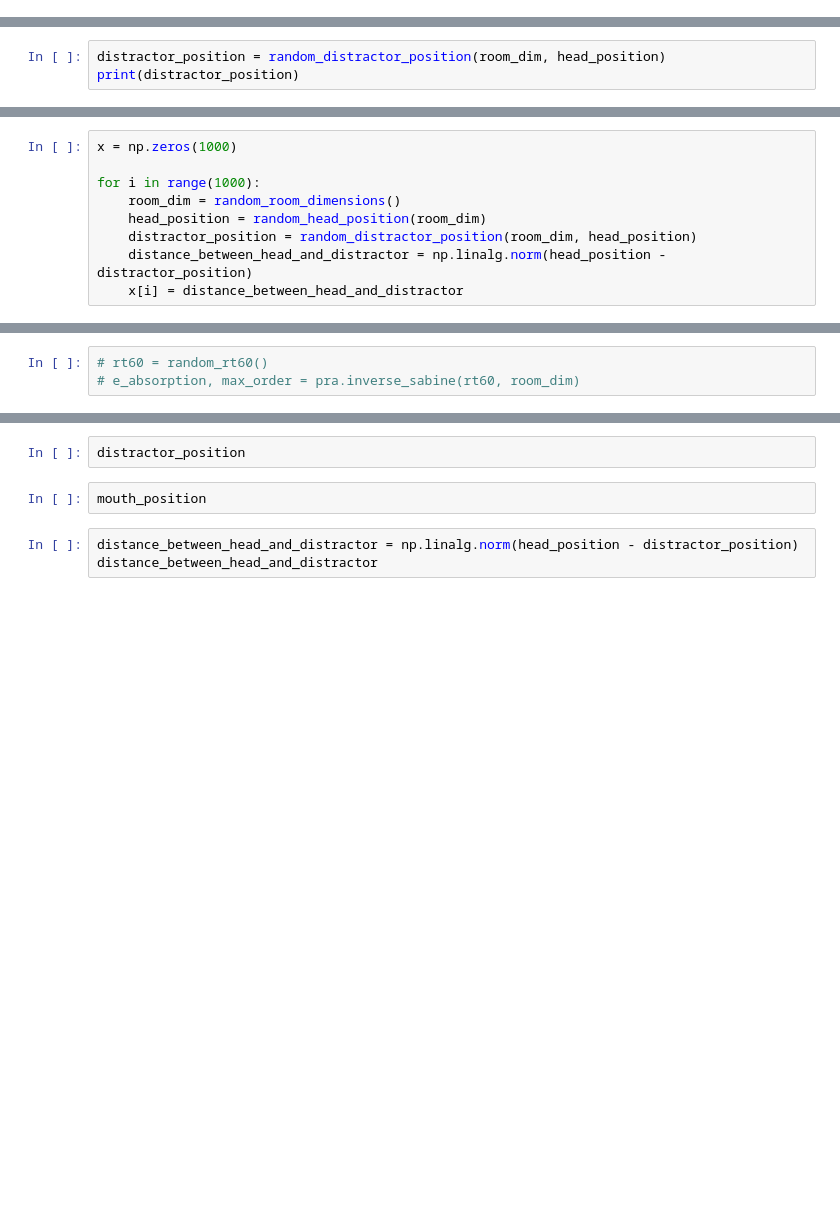
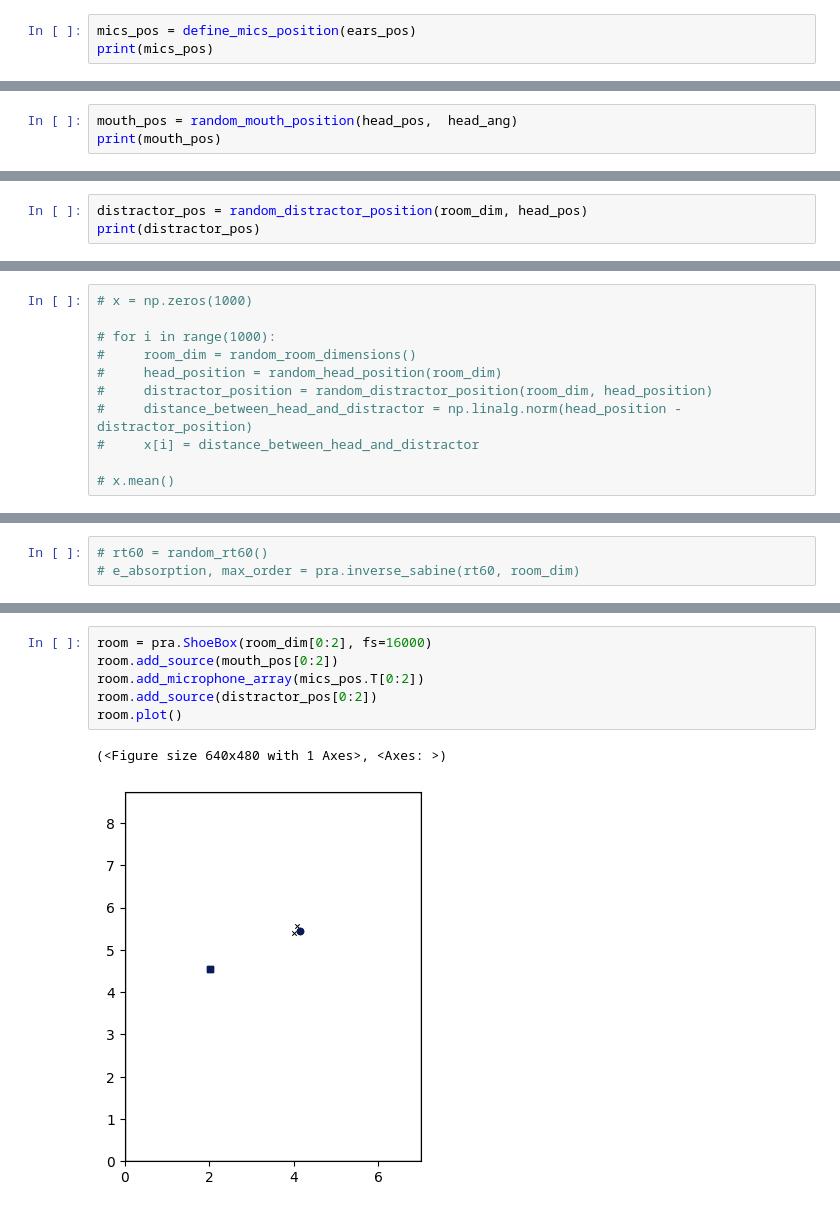
Before and after one commit to ovistetom/mix-ears-wham, a Jupyter notebook: test.ipynb, the cells around one changed output, grey strips where cells are left out. Cells and saved outputs as stored; diff of their text form; blank space fills up the shorter version.

Commit message:
ovstm: 2D plot

```diff
--- a/test.ipynb
+++ b/test.ipynb
@@ -72,0 +86,3 @@ print(mouth_position)
+# %%
+mics_pos = define_mics_position(ears_pos)
+print(mics_pos)
@@ -72,0 +94,3 @@ print(mouth_position)
+# %%
+mouth_pos = random_mouth_position(head_pos,  head_ang)
+print(mouth_pos)
@@ -73,3 +99,3 @@ print(mouth_position)
 # %%
-distractor_position = random_distractor_position(room_dim, head_position)
-print(distractor_position)
+distractor_pos = random_distractor_position(room_dim, head_pos)
+print(distractor_pos)
@@ -76,9 +104,11 @@ print(distractor_position)
 # %%
-x = np.zeros(1000)
+# x = np.zeros(1000)
 
-for i in range(1000):
-    room_dim = random_room_dimensions()
-    head_position = random_head_position(room_dim)
-    distractor_position = random_distractor_position(room_dim, head_position)
-    distance_between_head_and_distractor = np.linalg.norm(head_position - distractor_position)
-    x[i] = distance_between_head_and_distractor
+# for i in range(1000):
+#     room_dim = random_room_dimensions()
+#     head_position = random_head_position(room_dim)
+#     distractor_position = random_distractor_position(room_dim, head_position)
+#     distance_between_head_and_distractor = np.linalg.norm(head_position - distractor_position)
+#     x[i] = distance_between_head_and_distractor
+
+# x.mean()
@@ -106,7 +136,9 @@ room.plot()
-# %%
-distractor_position
-# %%
-mouth_position
-# %%
-distance_between_head_and_distractor = np.linalg.norm(head_position - distractor_position)
-distance_between_head_and_distractor
+# %%
+room = pra.ShoeBox(room_dim[0:2], fs=16000)
+room.add_source(mouth_pos[0:2])
+room.add_microphone_array(mics_pos.T[0:2])
+room.add_source(distractor_pos[0:2])
+room.plot()
+# %% [output]
+(<Figure size 640x480 with 1 Axes>, <Axes: >)
+[figure, added]
```
Also changed, not shown: parts of 20 cells of this notebook.
